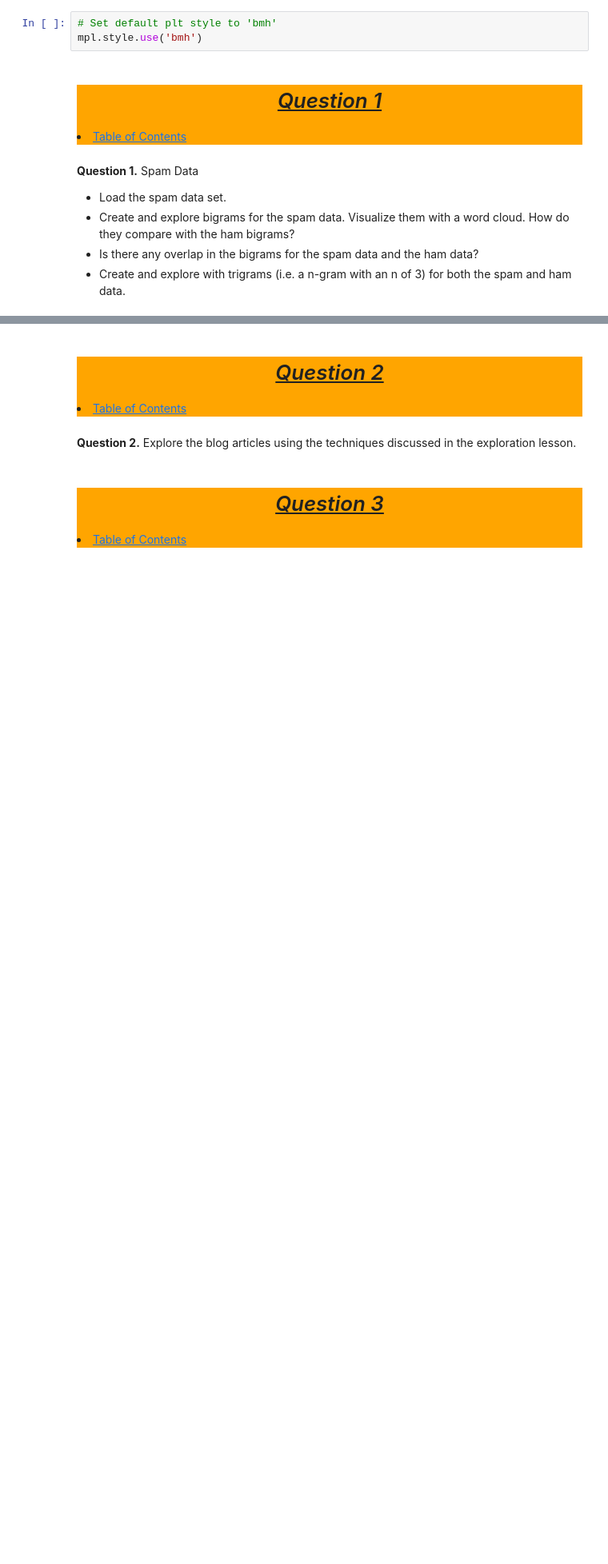
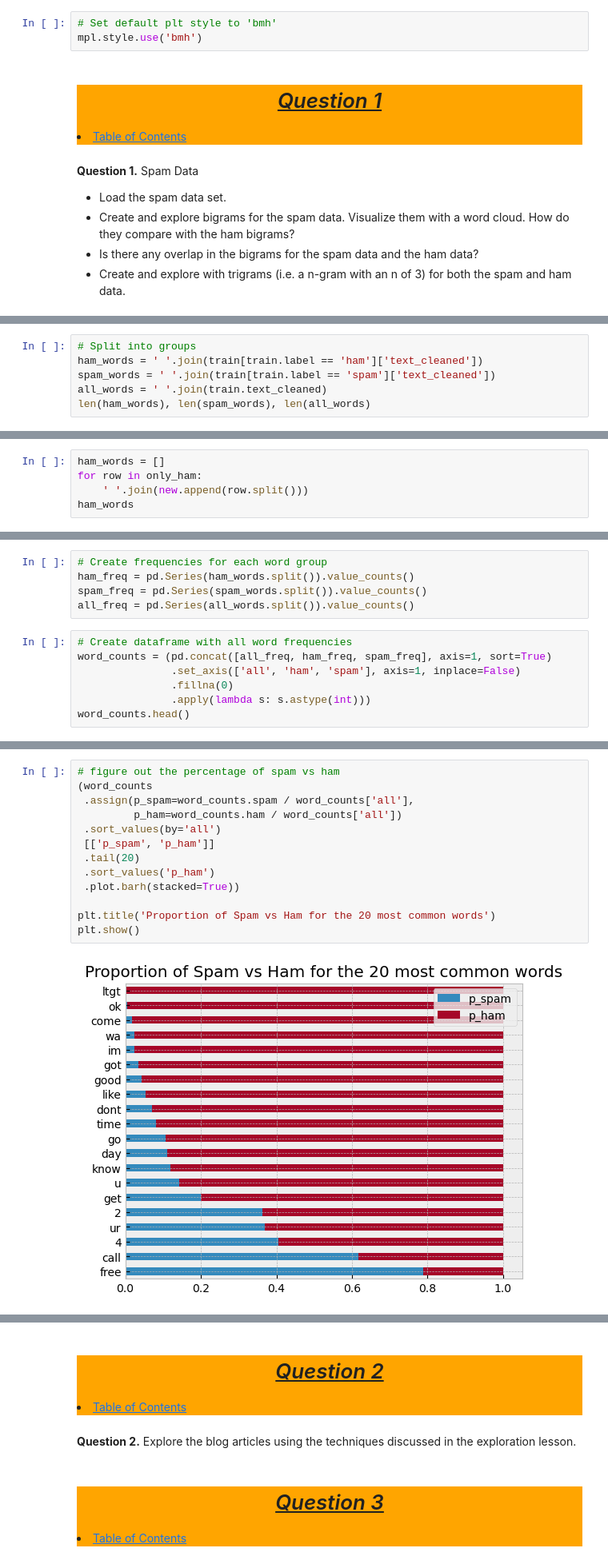
Before and after one commit to Jared-Wood135/natural-language-processing-exercises, a Jupyter notebook: explore.ipynb, the cells around one changed output, grey strips where cells are left out. Shown at 80% size. Saved outputs shown, nothing was run; the diff lists cells and outputs as text; blank space fills up the shorter version.

```diff
--- a/explore.ipynb
+++ b/explore.ipynb
@@ -54,0 +96,6 @@ mpl.style.use('bmh')
+# %%
+# Split into groups
+ham_words = ' '.join(train[train.label == 'ham']['text_cleaned'])
+spam_words = ' '.join(train[train.label == 'spam']['text_cleaned'])
+all_words = ' '.join(train.text_cleaned)
+len(ham_words), len(spam_words), len(all_words)
@@ -54,0 +104,5 @@ mpl.style.use('bmh')
+# %%
+ham_words = []
+for row in only_ham:
+    ' '.join(new.append(row.split()))
+ham_words
@@ -54,0 +111,12 @@ mpl.style.use('bmh')
+# %%
+# Create frequencies for each word group
+ham_freq = pd.Series(ham_words.split()).value_counts()
+spam_freq = pd.Series(spam_words.split()).value_counts()
+all_freq = pd.Series(all_words.split()).value_counts()
+# %%
+# Create dataframe with all word frequencies
+word_counts = (pd.concat([all_freq, ham_freq, spam_freq], axis=1, sort=True)
+               .set_axis(['all', 'ham', 'spam'], axis=1, inplace=False)
+               .fillna(0)
+               .apply(lambda s: s.astype(int)))
+word_counts.head()
@@ -54,0 +144,15 @@ mpl.style.use('bmh')
+# %%
+# figure out the percentage of spam vs ham
+(word_counts
+ .assign(p_spam=word_counts.spam / word_counts['all'],
+         p_ham=word_counts.ham / word_counts['all'])
+ .sort_values(by='all')
+ [['p_spam', 'p_ham']]
+ .tail(20)
+ .sort_values('p_ham')
+ .plot.barh(stacked=True))
+
+plt.title('Proportion of Spam vs Ham for the 20 most common words')
+plt.show()
+# %% [output]
+[figure, added]
```
Also changed, not shown: parts of 15 cells of this notebook.
